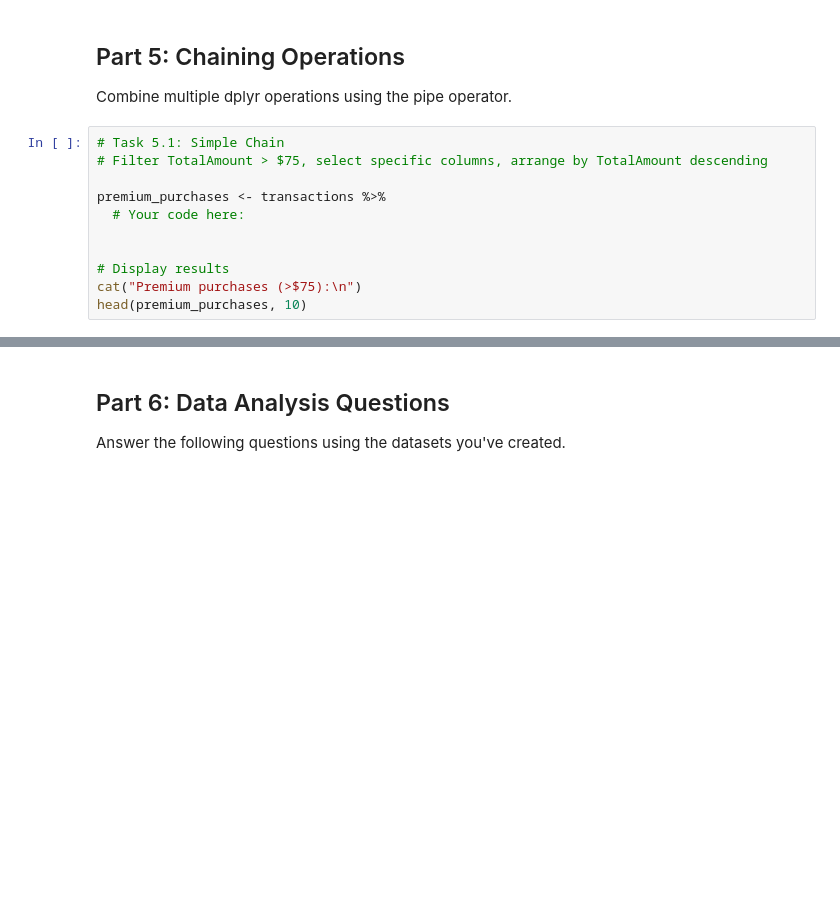
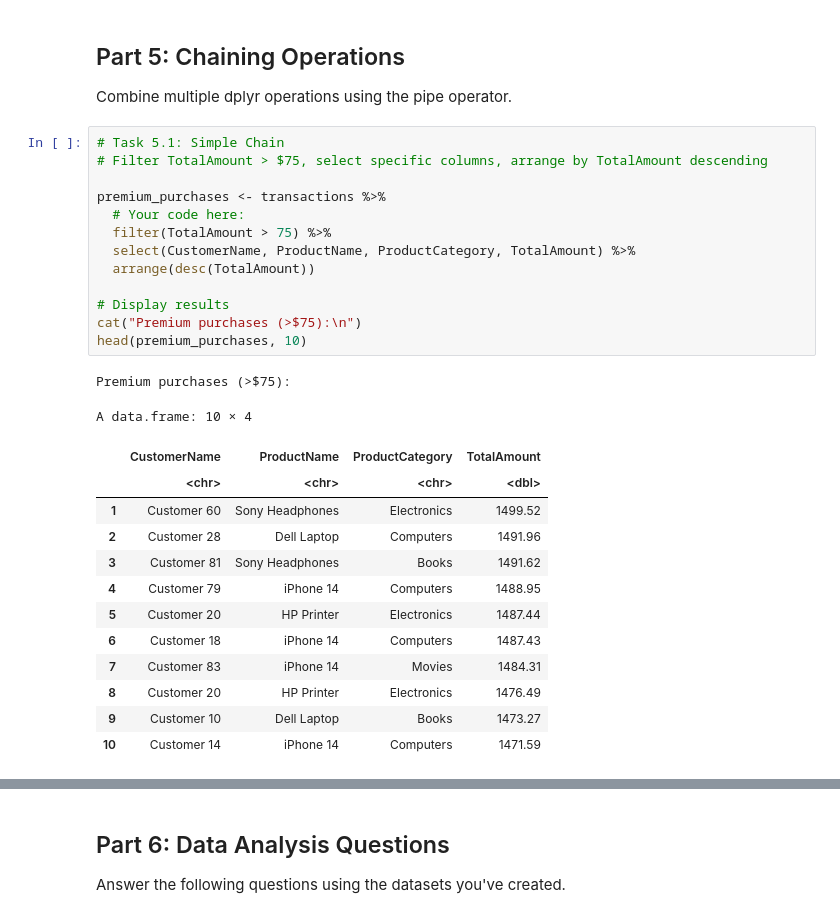
Before and after one commit to UTSA-Humphries-Data-Science/assignment-1-version-3-vivicowan, a Jupyter notebook: assignment/Homework/homework_lesson_3_data_transformation.ipynb, the cells around one changed output, grey strips where cells are left out. Cells and saved outputs as stored; diff of their text form; blank space fills up the shorter version.

```diff
--- a/assignment/Homework/homework_lesson_3_data_transformation.ipynb
+++ b/assignment/Homework/homework_lesson_3_data_transformation.ipynb
@@ -337,14 +383,31 @@ Combine multiple dplyr operations using the pipe operator.
 # %%
 # Task 5.1: Simple Chain
 # Filter TotalAmount > $75, select specific columns, arrange by TotalAmount descending
 
 premium_purchases <- transactions %>%
   # Your code here:
-
+  filter(TotalAmount > 75) %>%
+  select(CustomerName, ProductName, ProductCategory, TotalAmount) %>%
+  arrange(desc(TotalAmount))
 
 # Display results
 cat("Premium purchases (>$75):\n")
 head(premium_purchases, 10)
+# %% [output]
+Premium purchases (>$75):
+A data.frame: 10 × 4
+|  | CustomerName | ProductName | ProductCategory | TotalAmount |
+|  | <chr> | <chr> | <chr> | <dbl> |
+| 1 | Customer 60 | Sony Headphones | Electronics | 1499.52 |
+| 2 | Customer 28 | Dell Laptop | Computers | 1491.96 |
+| 3 | Customer 81 | Sony Headphones | Books | 1491.62 |
+| 4 | Customer 79 | iPhone 14 | Computers | 1488.95 |
+| 5 | Customer 20 | HP Printer | Electronics | 1487.44 |
+| 6 | Customer 18 | iPhone 14 | Computers | 1487.43 |
+| 7 | Customer 83 | iPhone 14 | Movies | 1484.31 |
+| 8 | Customer 20 | HP Printer | Electronics | 1476.49 |
+| 9 | Customer 10 | Dell Laptop | Books | 1473.27 |
+| 10 | Customer 14 | iPhone 14 | Computers | 1471.59 |
 # %%
 # Task 5.2: Complex Chain
 # Filter for Electronics/Computers, select columns, arrange by date/amount, keep top 20
```
Also changed, not shown: parts of 9 cells of this notebook.
